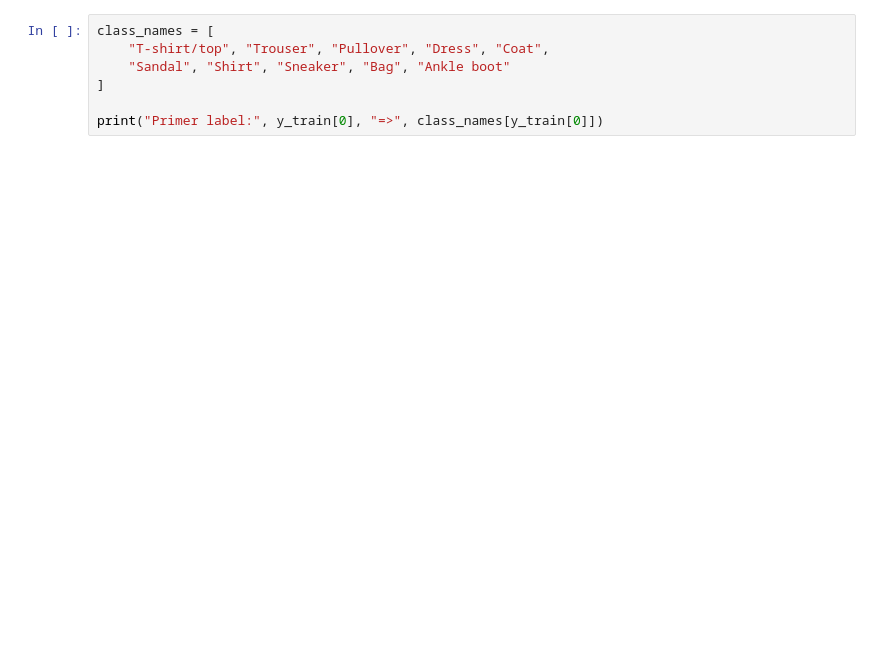
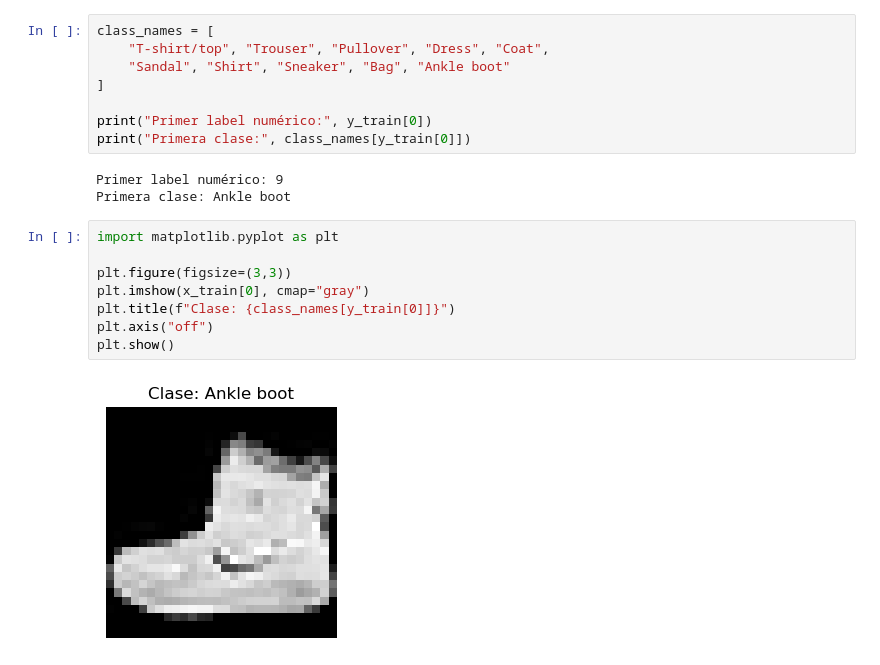
Before and after one commit to KazterING/ABP-8, a Jupyter notebook: Untitled-1.ipynb, the cells around one changed output. Drawn from its saved outputs; the diff is of its cells as text; blank space fills up the shorter version.

```diff
--- a/Untitled-1.ipynb
+++ b/Untitled-1.ipynb
@@ -15,4 +41,18 @@ class_names = [
     "Sandal", "Shirt", "Sneaker", "Bag", "Ankle boot"
 ]
 
-print("Primer label:", y_train[0], "=>", class_names[y_train[0]])
+print("Primer label numérico:", y_train[0])
+print("Primera clase:", class_names[y_train[0]])
+# %% [output]
+Primer label numérico: 9
+Primera clase: Ankle boot
+# %%
+import matplotlib.pyplot as plt
+
+plt.figure(figsize=(3,3))
+plt.imshow(x_train[0], cmap="gray")
+plt.title(f"Clase: {class_names[y_train[0]]}")
+plt.axis("off")
+plt.show()
+# %% [output]
+[figure, added]
```
Also changed, not shown: parts of 39 cells of this notebook.
